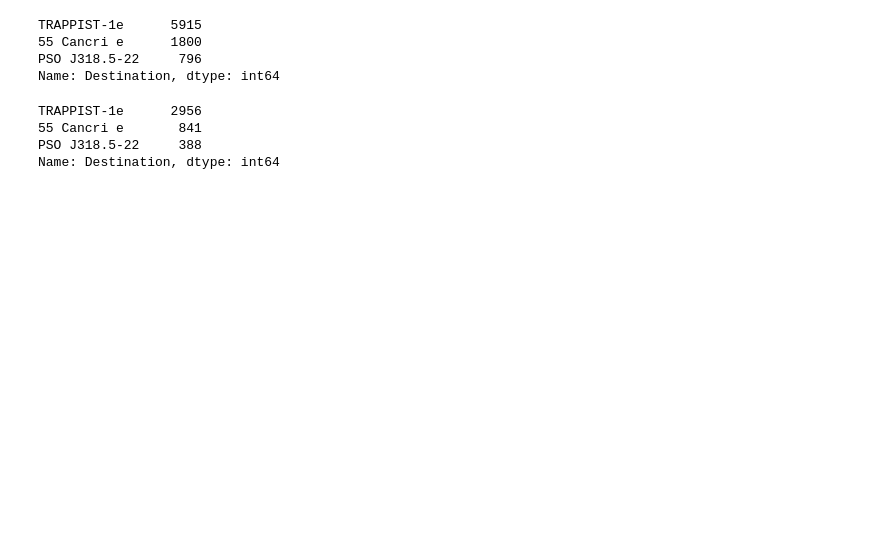
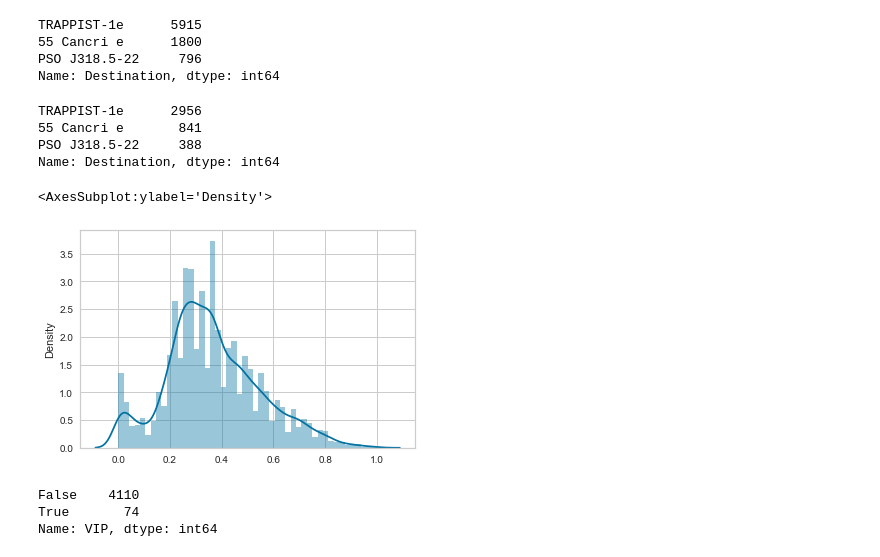
Before and after one commit to marbc3/Spaceship-Titanic, a Jupyter notebook: spaceshiptitanic.ipynb, the cells around one changed output. Cells and saved outputs as stored; diff of their text form; code cells hidden in the pictures; blank space fills up the shorter version.

```diff
--- a/spaceshiptitanic.ipynb
+++ b/spaceshiptitanic.ipynb
@@ -245,3 +245,9 @@ df_test['Destination'].fillna(value='PSO J318.5-22', limit=int(388*92/4277), inp
 
 # Kalan null değerleri veri setinin moduyla dolduralım
 df_test['Destination'].fillna(df_test['Destination'].mode()[0], inplace=True)
+# %%
+df = pd.get_dummies(df, columns = ["Destination"])
+df_test = pd.get_dummies(df_test, columns = ["Destination"])
+# %%
+df["Age"].fillna(df.Age.mean(), inplace=True)
+df_test["Age"].fillna(df.Age.mean(), inplace=True)
@@ -247,0 +256,5 @@ df_test['Destination'].fillna(df_test['Destination'].mode()[0], inplace=True)
+# %%
+sns.distplot(preprocessing.minmax_scale(df.Age))
+# %% [output]
+<AxesSubplot:ylabel='Density'>
+[figure, added]
@@ -247,0 +264,6 @@ df_test['Destination'].fillna(df_test['Destination'].mode()[0], inplace=True)
+# %%
+df_test.VIP.value_counts()
+# %% [output]
+False    4110
+True       74
+Name: VIP, dtype: int64
```
Also changed, not shown: parts of 46 cells of this notebook.
